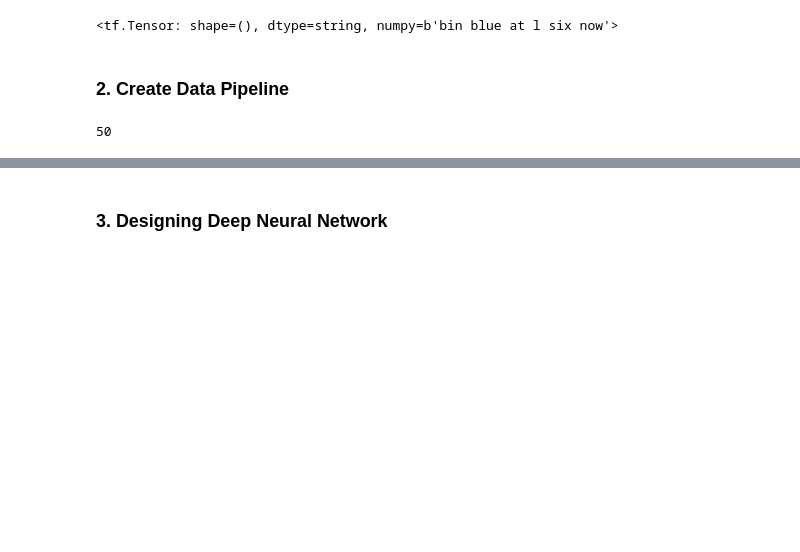
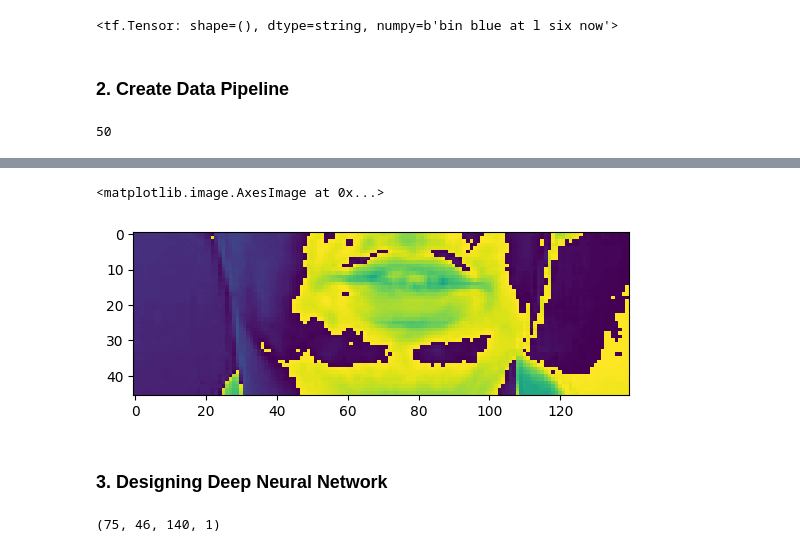
Before and after one commit to AyushSrivastava27/LipReader, a Jupyter notebook: LipReader.ipynb, the cells around one changed output, grey strips where cells are left out. Saved outputs shown, nothing was run; the diff lists cells and outputs as text; code cells hidden in the pictures; blank space fills up the shorter version.

```diff
--- a/LipReader.ipynb
+++ b/LipReader.ipynb
@@ -136,9 +96,9 @@ def load_alignments(path:str) -> List[str]:
 # %%
 def load_data(path: str):
     path = bytes.decode(path.numpy())
-    file_name = path.split('\\')[-1].split('.')[0]
-    video_path = os.path.join('data','s1',f'{file_name}.mpg')
-    alignment_path = os.path.join('data','alignments','s1',f'{file_name}.align')
+    file_name = path.split('/')[-1].split('.')[0]
+    video_path = os.path.join('data','s1',f"{file_name}.mpg")
+    alignment_path = os.path.join('data','alignments','s1',f"{file_name}.align")
     frames = load_video(video_path)
     alignments = load_alignments(alignment_path)
 
@@ -193,0 +156,4 @@ len(frames)
+# %%
+sample = data.as_numpy_iterator()
+# %%
+val = sample.next(); val[0]
@@ -194,2 +162,8 @@ len(frames)
+# %%
+# 0:videos, 0: 1st video out of the batch,  0: return the first frame in the video
+plt.imshow(val[0][0][35])
+# %% [output]
+<matplotlib.image.AxesImage at 0x...>
+[figure, added]
 # %% [markdown]
 ### 3. Designing Deep Neural Network
@@ -195,0 +177,4 @@ len(frames)
+# %%
+next(data.as_numpy_iterator())[0][0].shape
+# %% [output]
+(75, 46, 140, 1)
```
Also changed, not shown: parts of 9 cells of this notebook.
